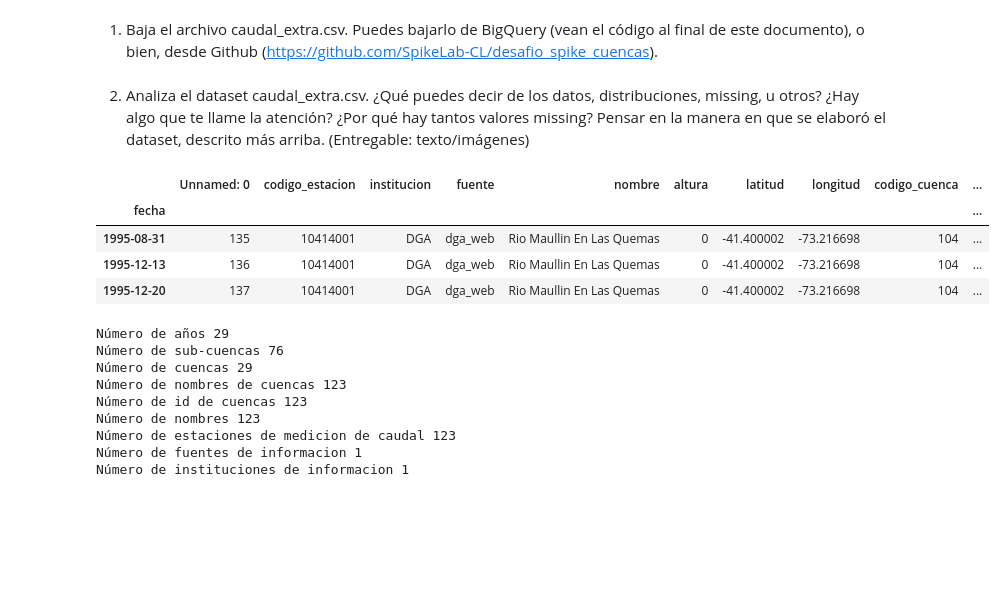
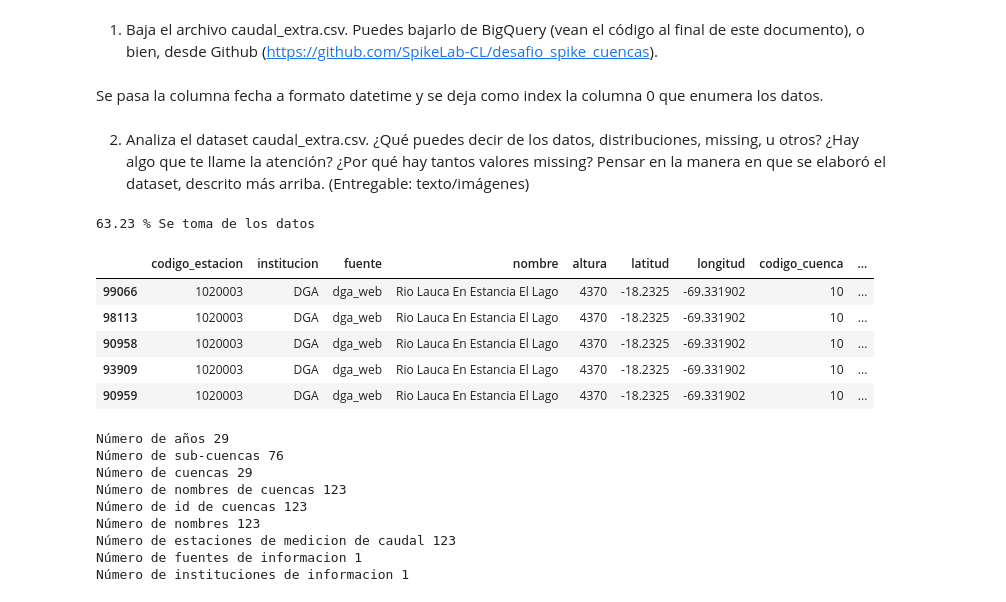
Before and after one commit to gonzaloriquelme/DesafioSpike, a Jupyter notebook: DesafíoSpikeGR.ipynb, the cells around one changed output. Drawn from its saved outputs; the diff is of its cells as text; code cells hidden in the pictures; blank space fills up the shorter version.

```diff
--- a/DesafíoSpikeGR.ipynb
+++ b/DesafíoSpikeGR.ipynb
@@ -9,20 +10,28 @@ import os
 os.chdir('C:/Users/iriqu/desktop/Gonzalo/programacion/desafiospike')
 # %%
 import pandas as pd
-data = pd.read_csv('caudal_extra.csv',header=0, parse_dates=['fecha'], index_col='fecha')
-data = data['1990':]
-#Se toman datos desde 1990 para evitar problemas de memoria, 50% aprox.
+data = pd.read_csv('caudal_extra.csv',header=0, parse_dates=['fecha'], index_col=0,infer_datetime_format=True)
+inicial=len(data)
+# %% [markdown]
+Se pasa la columna fecha a formato datetime y se deja como index la columna 0 que enumera los datos.
 # %% [markdown]
 2. Analiza el dataset caudal_extra.csv. ¿Qué puedes decir de los datos, distribuciones, missing, u otros? ¿Hay algo que te llame la atención? ¿Por qué hay tantos valores missing? Pensar en la manera en que se elaboró el dataset, descrito más arriba. (Entregable: texto/imágenes)
+# %%
+data.sort_values(['codigo_estacion', 'fecha'], inplace=True)
+data=data[data.fecha>='1990']
+print(round((len(data)/inicial)*100,2), '% Se toma de los datos')
+# %% [output]
+63.23 % Se toma de los datos
 # %%
-#Primero visualizamos los datos para tener una idea general
-data.head(3)
+#Visualizamos los datos para tener una idea general
+data.head()
 # %% [output]
-|  | Unnamed: 0 | codigo_estacion | institucion | fuente | nombre | altura | latitud | longitud | codigo_cuenca | ... |
-| fecha |  |  |  |  |  |  |  |  |  | ... |
-| 1995-08-31 | 135 | 10414001 | DGA | dga_web | Rio Maullin En Las Quemas | 0 | -41.400002 | -73.216698 | 104 | ... |
-| 1995-12-13 | 136 | 10414001 | DGA | dga_web | Rio Maullin En Las Quemas | 0 | -41.400002 | -73.216698 | 104 | ... |
-| 1995-12-20 | 137 | 10414001 | DGA | dga_web | Rio Maullin En Las Quemas | 0 | -41.400002 | -73.216698 | 104 | ... |
+|  | codigo_estacion | institucion | fuente | nombre | altura | latitud | longitud | codigo_cuenca | ... |
+| 99066 | 1020003 | DGA | dga_web | Rio Lauca En Estancia El Lago | 4370 | -18.2325 | -69.331902 | 10 | ... |
+| 98113 | 1020003 | DGA | dga_web | Rio Lauca En Estancia El Lago | 4370 | -18.2325 | -69.331902 | 10 | ... |
+| 90958 | 1020003 | DGA | dga_web | Rio Lauca En Estancia El Lago | 4370 | -18.2325 | -69.331902 | 10 | ... |
+| 93909 | 1020003 | DGA | dga_web | Rio Lauca En Estancia El Lago | 4370 | -18.2325 | -69.331902 | 10 | ... |
+| 90959 | 1020003 | DGA | dga_web | Rio Lauca En Estancia El Lago | 4370 | -18.2325 | -69.331902 | 10 | ... |
 # %%
 # Se identifican valores únicos para algunas variables, de esta forma se pueden ver cantidades involucradas (cuencas, estaciones,etc)
 
```
Also changed, not shown: parts of 88 cells of this notebook.
